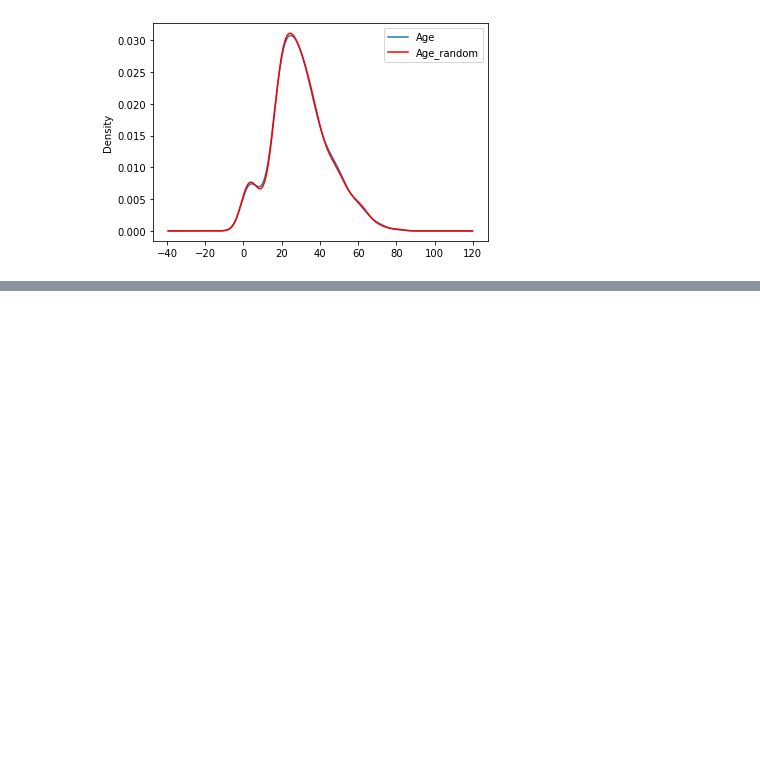
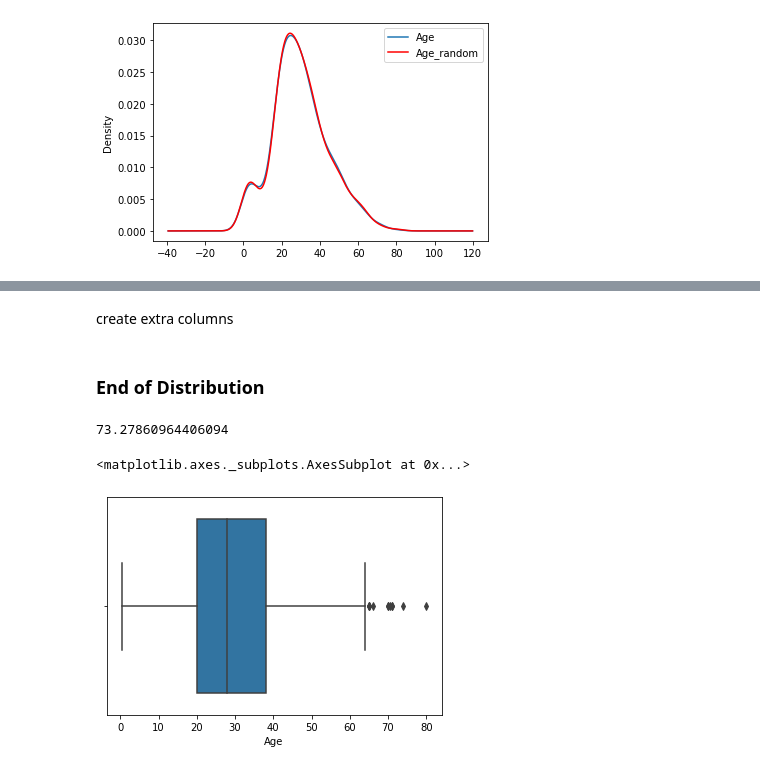
Before and after one commit to ShahdabKhatri/feature-engineering, a Jupyter notebook: handling missing values.ipynb, the cells around one changed output, grey strips where cells are left out. Drawn from its saved outputs; the diff is of its cells as text; code cells hidden in the pictures; blank space fills up the shorter version.

Commit message:
handling missing value using end of distribution and capturing nan value by addin new feature

```diff
--- a/handling missing values.ipynb
+++ b/handling missing values.ipynb
@@ -186,0 +210,10 @@ ax.legend(lines,labels,loc='best')
+# %% [markdown]
+create extra columns
+# %% [markdown]
+### End of Distribution
+# %%
+df=pd.read_csv('train.csv')
+# %%
+df.Age.mean()+(3*df.Age.std())
+# %% [output]
+73.27860964406094
@@ -186,0 +222,5 @@ ax.legend(lines,labels,loc='best')
+# %%
+sns.boxplot('Age',data=df)
+# %% [output]
+<matplotlib.axes._subplots.AxesSubplot at 0x...>
+[figure, added]
```
Also changed, not shown: parts of 12 cells of this notebook.
